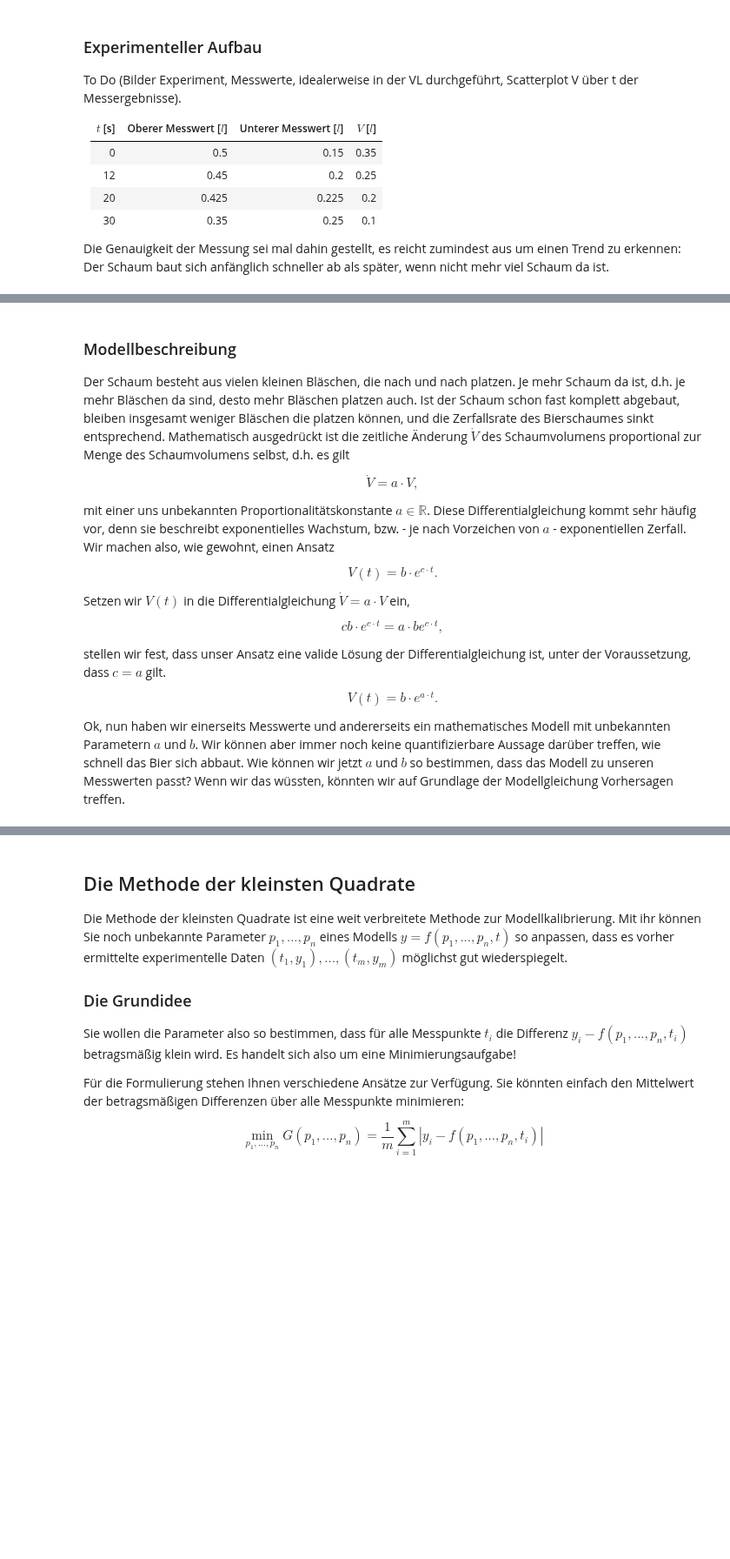
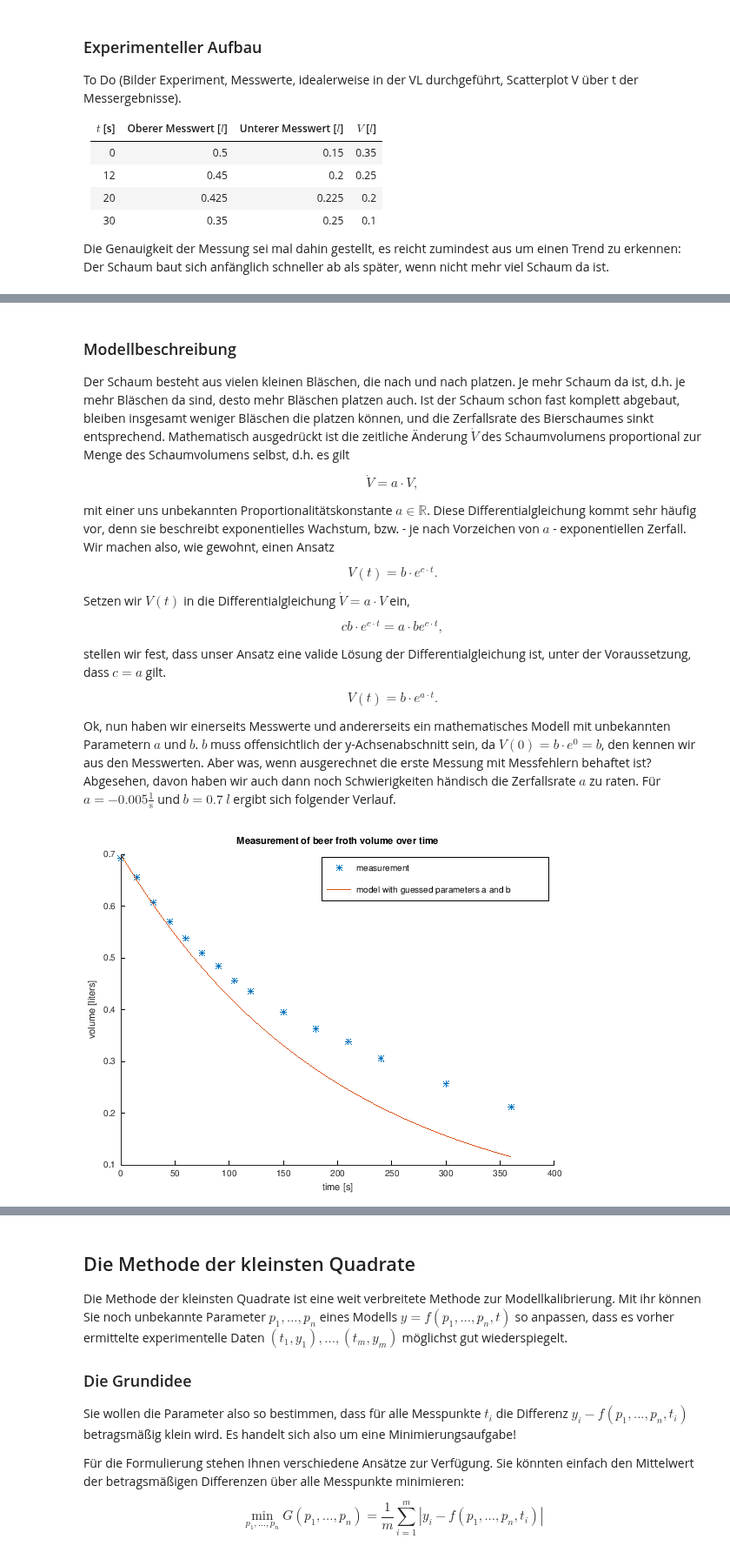
Before and after one commit to hbrs-cse/Modellbildung-und-Simulation, a Jupyter notebook: content/04_nichtlineare_gleichungen/exercises_00_bierschaum.ipynb, the cells around one changed output, grey strips where cells are left out. Shown at 87% size. Saved outputs shown, nothing was run; the diff lists cells and outputs as text; code cells hidden in the pictures; blank space fills up the shorter version.

```diff
--- a/content/04_nichtlineare_gleichungen/exercises_00_bierschaum.ipynb
+++ b/content/04_nichtlineare_gleichungen/exercises_00_bierschaum.ipynb
@@ -36,4 +46,28 @@ stellen wir fest, dass unser Ansatz eine valide Lösung der Differentialgleichun
 
 $$ V(t) = b \cdot e^{a \cdot t}. $$
 
-Ok, nun haben wir einerseits Messwerte und andererseits ein mathematisches Modell mit unbekannten Parametern $a$ und $b$. Wir können aber immer noch keine quantifizierbare Aussage darüber treffen, wie schnell das Bier sich abbaut. Wie können wir jetzt $a$ und $b$ so bestimmen, dass das Modell zu unseren Messwerten passt? Wenn wir das wüssten, könnten wir auf Grundlage der Modellgleichung Vorhersagen treffen.
+Ok, nun haben wir einerseits Messwerte und andererseits ein mathematisches Modell mit unbekannten Parametern $a$ und $b$. $b$ muss offensichtlich der y-Achsenabschnitt sein, da $V(0)=b \cdot e^0 = b$, den kennen wir aus den Messwerten. Aber was, wenn ausgerechnet die erste Messung mit Messfehlern behaftet ist? Abgesehen, davon haben wir auch dann noch Schwierigkeiten händisch die Zerfallsrate $a$ zu raten. Für $a=-0.005 \frac{1}{\text{s}}$ und $b=0.7$ $l$ ergibt sich folgender Verlauf.
+# %%
+% measurements taken from Leike (https://www.tf.uni-kiel.de/matwis/amat/iss/kap_2/articles/beer_article.pdf) for now
+
+t = [0 15 30 45 60 75 90 105 120 150 180 210 240 300 360]; % time in seconds
+V = [17 16.1 14.9 14 13.2 12.5 11.9 11.2 10.7 9.7 8.9 8.3 7.5 6.3 5.2]*0.001*pi*7.2^2/4; % Volume [liters] = measured height in cm times 0.001*pi*(diameter of cylincrical glass in cm)^2
+
+hold on
+
+% plot measurement
+h1 = plot(t,V,'*','DisplayName', 'measurement');
+title('Measurement of beer froth volume over time')
+xlabel('time [s]')
+ylabel('volume [liters]')
+
+% plot model
+a = -0.005;
+b = 0.7;
+tfine = linspace(t(1),t(end),100);
+yfine = b*exp(a*tfine);
+plot(tfine, yfine,'DisplayName','model with guessed parameters a and b')
+
+legend toggle
+# %% [output]
+[figure, added]
```
Also changed, not shown: parts of 3 cells of this notebook, 3 other files.
